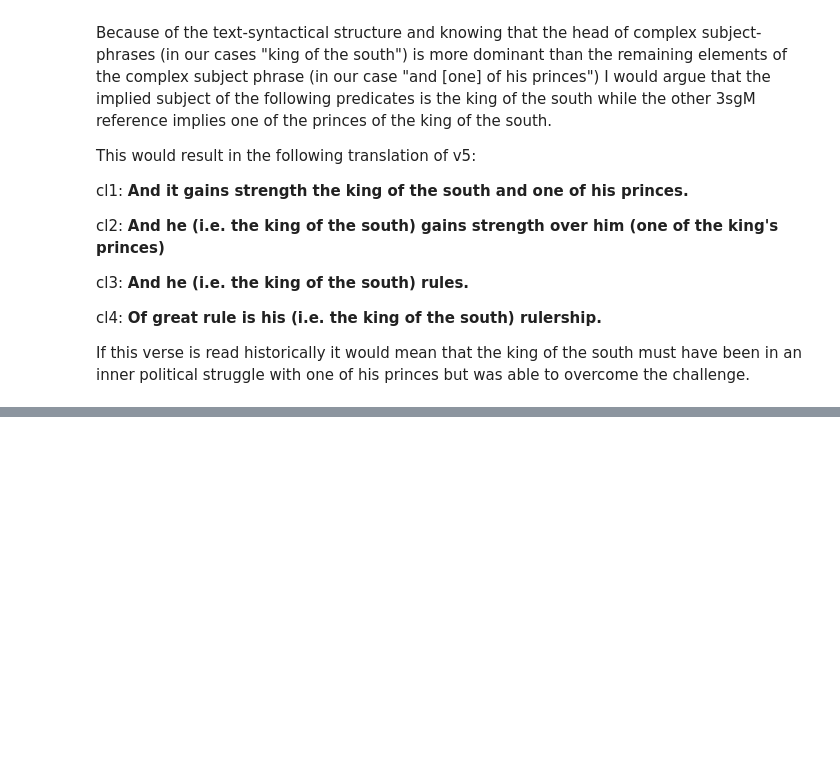
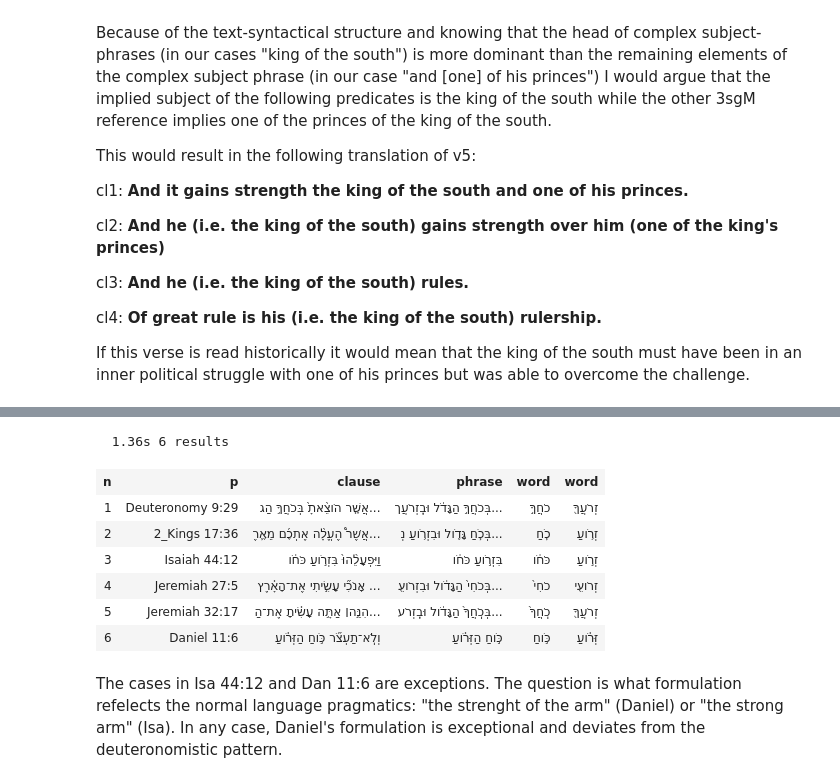
Before and after one commit to oliverglanz/Text-Fabric, a Jupyter notebook: Daniel11/0000_ETCBC-TF_2002-BHS_Daniel11_research_o.glanz_prof-edition.ipynb, the cells around one changed output, grey strips where cells are left out. Saved outputs shown, nothing was run; the diff lists cells and outputs as text; code cells hidden in the pictures; blank space fills up the shorter version.

```diff
--- a/Daniel11/0000_ETCBC-TF_2002-BHS_Daniel11_research_o.glanz_prof-edition.ipynb
+++ b/Daniel11/0000_ETCBC-TF_2002-BHS_Daniel11_research_o.glanz_prof-edition.ipynb
@@ -551,0 +617,21 @@ A.table(DoingUprightness, start=1, end=15, condensed=False, colorMap={2: 'magent
+# %%
+StrengthOfArm='''
+clause
+    phrase
+        word lex=KX/
+        word lex=ZRW</
+'''
+StrengthOfArm  = A.search(StrengthOfArm)
+A.table(StrengthOfArm, start=1, end=15, condensed=False, colorMap={2: 'magenta', 3: 'cyan', 4: 'yellow', 5: 'yellow', 6: 'yellow'})
+# %% [output]
+  1.36s 6 results
+| n | p | clause | phrase | word | word |
+| 1 | Deuteronomy 9:29 | אֲשֶׁ֤ר הֹוצֵ֨אתָ֙ בְּכֹחֲךָ֣ הַג... | בְּכֹחֲךָ֣ הַגָּדֹ֔ל וּבִֽזְרֹעֲך... | כֹחֲךָ֣ | זְרֹעֲךָ֖ |
+| 2 | 2_Kings 17:36 | אֲשֶׁר֩ הֶעֱלָ֨ה אֶתְכֶ֜ם מֵאֶ֧רֶ... | בְּכֹ֧חַ גָּדֹ֛ול וּבִזְרֹ֥ועַ נְ... | כֹ֧חַ | זְרֹ֥ועַ |
+| 3 | Isaiah 44:12 | וַיִּפְעָלֵ֨הוּ֙ בִּזְרֹ֣ועַ כֹּחֹ֔ו | בִּזְרֹ֣ועַ כֹּחֹ֔ו | כֹּחֹ֔ו | זְרֹ֣ועַ |
+| 4 | Jeremiah 27:5 | אָנֹכִ֞י עָשִׂ֣יתִי אֶת־הָאָ֗רֶץ ... | בְּכֹחִי֙ הַגָּדֹ֔ול וּבִזְרֹועִ֖... | כֹחִי֙ | זְרֹועִ֖י |
+| 5 | Jeremiah 32:17 | הִנֵּ֣ה׀ אַתָּ֣ה עָשִׂ֗יתָ אֶת־הַ... | בְּכֹֽחֲךָ֙ הַגָּדֹ֔ול וּבִֽזְרֹע... | כֹֽחֲךָ֙ | זְרֹעֲךָ֖ |
+| 6 | Daniel 11:6 | וְלֹֽא־תַעְצֹ֞ר כֹּ֣וחַ הַזְּרֹ֗ועַ | כֹּ֣וחַ הַזְּרֹ֗ועַ | כֹּ֣וחַ | זְּרֹ֗ועַ |
+# %% [markdown]
+The cases in Isa 44:12 and Dan 11:6 are exceptions. The question is what formulation refelects the normal language pragmatics: "the strenght of the arm" (Daniel) or "the strong arm" (Isa).
+In any case, Daniel's formulation is exceptional and deviates from the deuteronomistic pattern.
```
Also changed, not shown: parts of 23 cells of this notebook.
